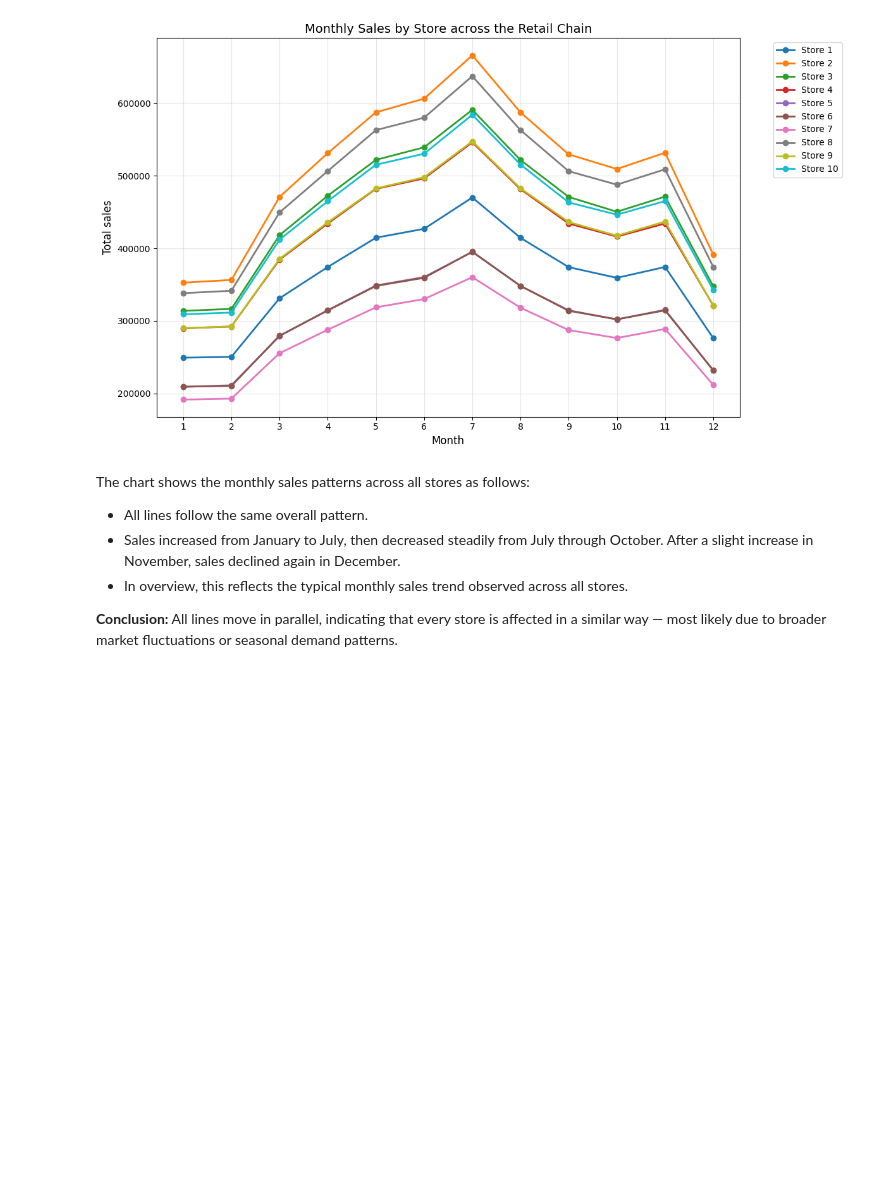
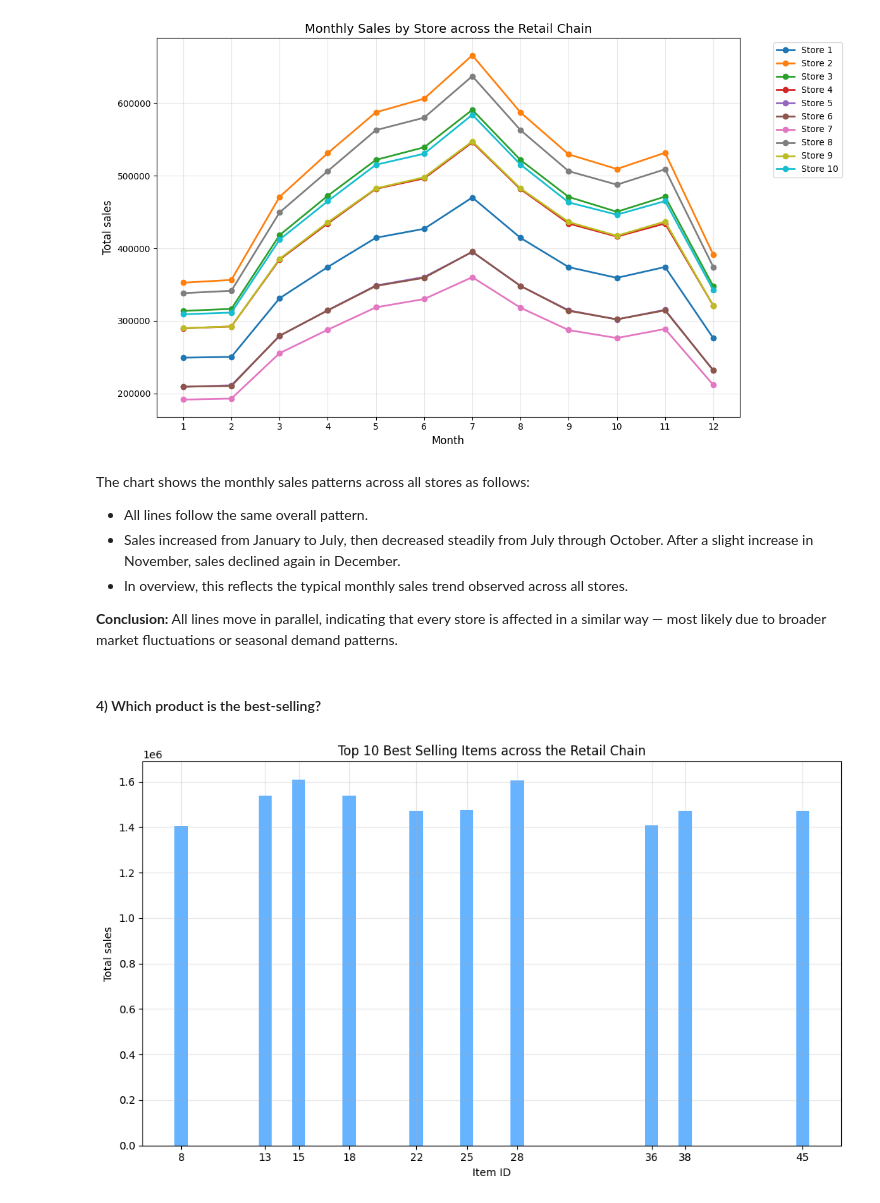
Before and after one commit to trhkimngan22/Inventory-Optimization-for-Retail-Chain, a Jupyter notebook: src/notebook.ipynb, the cells around one changed output. Cells and saved outputs as stored; diff of their text form; code cells hidden in the pictures; blank space fills up the shorter version.

```diff
--- a/src/notebook.ipynb
+++ b/src/notebook.ipynb
@@ -293,3 +294,19 @@ The chart shows the monthly sales patterns across all stores as follows:
 - In overview, this reflects the typical monthly sales trend observed across all stores.
 
 **Conclusion:** All lines move in parallel, indicating that every store is affected in a similar way — most likely due to broader market fluctuations or seasonal demand patterns.
+# %% [markdown]
+#### 4) Which product is the best-selling?
+# %%
+# top 10 best selling items
+sales_by_item = df.groupby('item')['sales'].sum().sort_values(ascending=False).head(10)
+plt.figure(figsize=(10, 6))
+plt.bar(sales_by_item.index, sales_by_item.values, color='#66b3ff')
+plt.xlabel('Item ID')
+plt.ylabel('Total sales')
+plt.title('Top 10 Best Selling Items across the Retail Chain')
+plt.xticks(sales_by_item.index)
+plt.grid(True, alpha=0.3)
+plt.tight_layout()
+plt.show()
+# %% [output]
+[figure, added]
```
Also changed, not shown: parts of 9 cells of this notebook.
